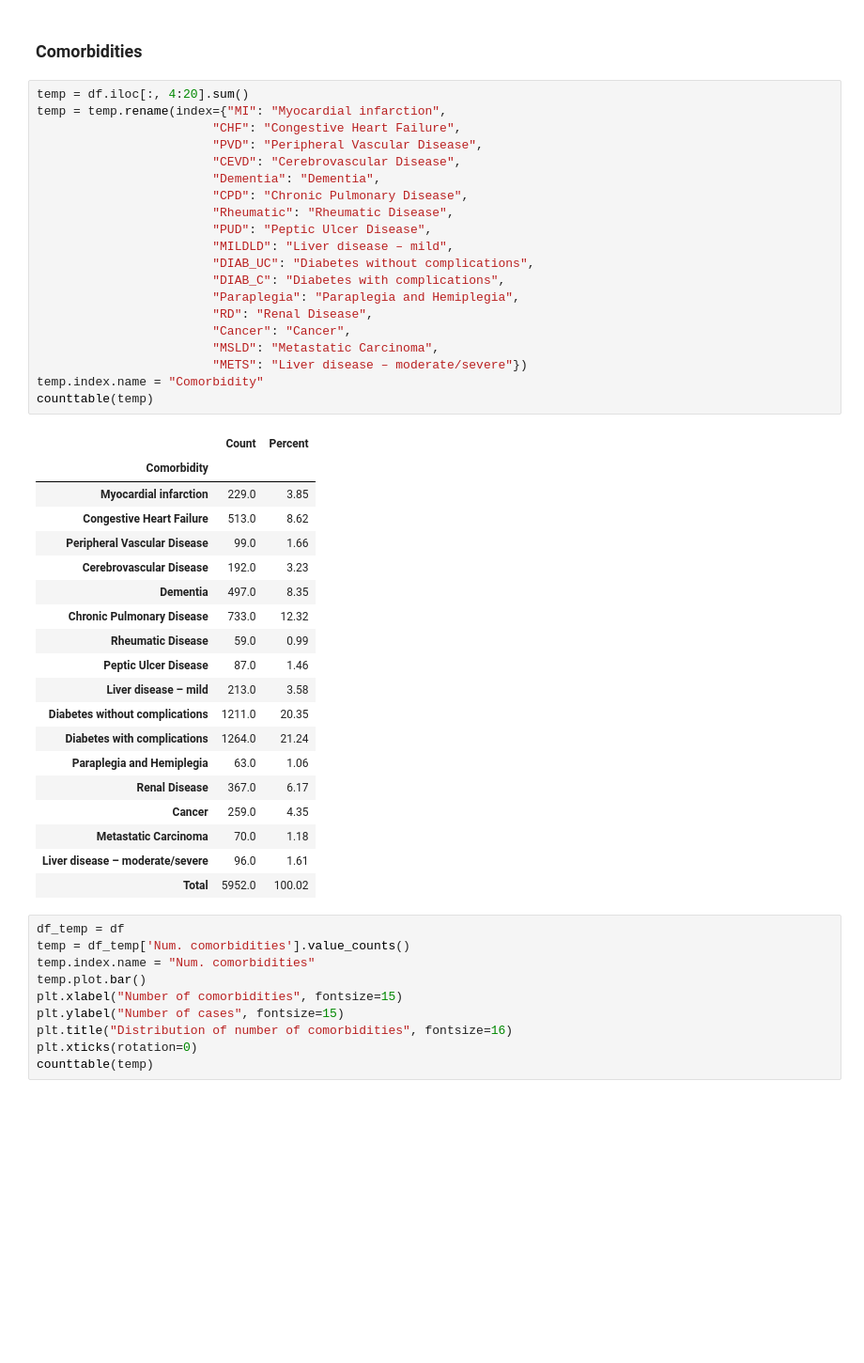
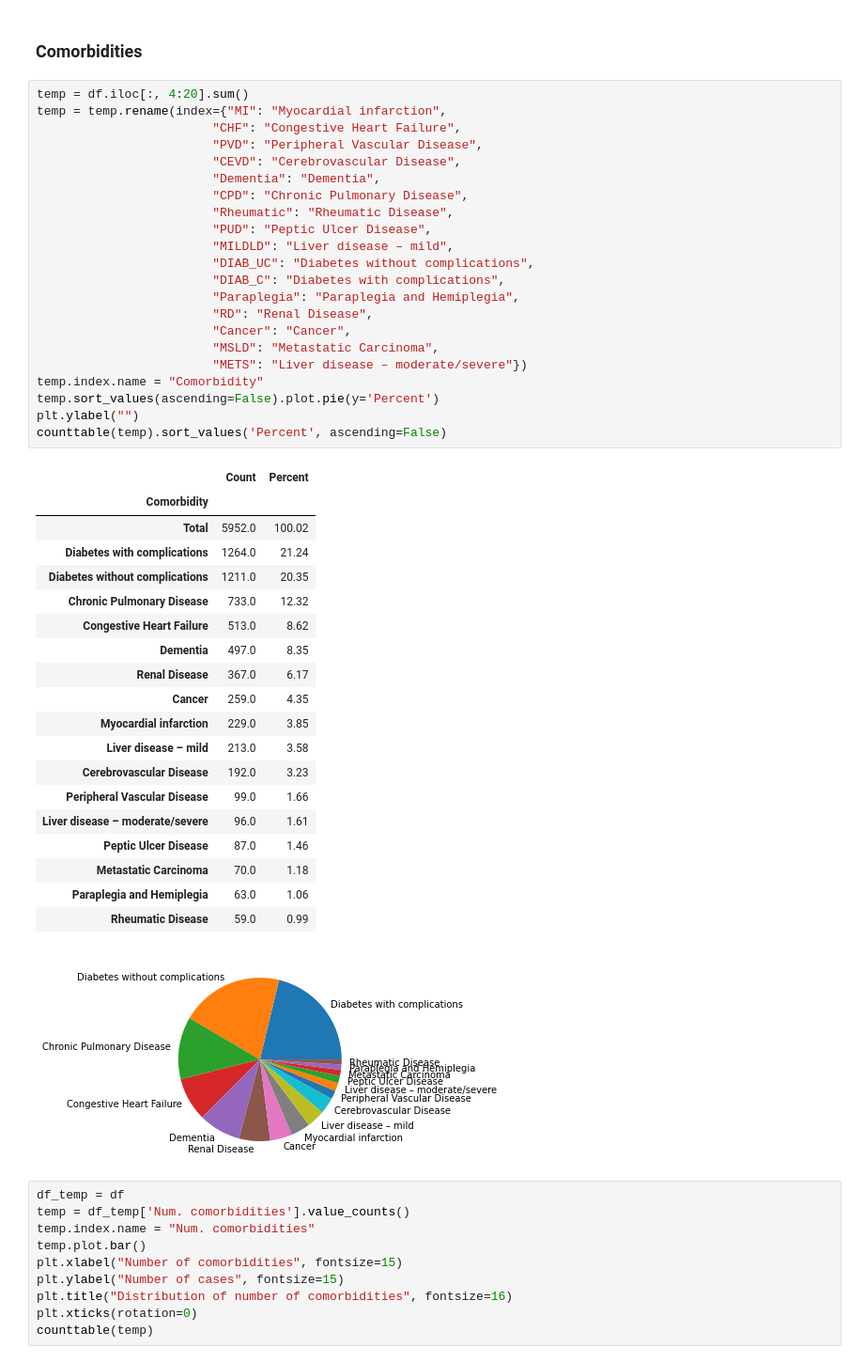
Before and after one commit to ccontrer/20-08Covid19Physiology, a Jupyter notebook: python/03 COVID-19 Alberta restricted data.ipynb, the cells around one changed output. Shown: that part at 94% size. Drawn from its saved outputs; the diff is of its cells as text; blank space fills up the shorter version.

```diff
--- a/python/03 COVID-19 Alberta restricted data.ipynb
+++ b/python/03 COVID-19 Alberta restricted data.ipynb
@@ -249,43 +251,46 @@ counttable(temp)
 # %%
 temp = df.iloc[:, 4:20].sum()
 temp = temp.rename(index={"MI": "Myocardial infarction",
                         "CHF": "Congestive Heart Failure",
                         "PVD": "Peripheral Vascular Disease",
                         "CEVD": "Cerebrovascular Disease",
                         "Dementia": "Dementia",
                         "CPD": "Chronic Pulmonary Disease",
                         "Rheumatic": "Rheumatic Disease",
                         "PUD": "Peptic Ulcer Disease",
                         "MILDLD": "Liver disease – mild",
                         "DIAB_UC": "Diabetes without complications",
                         "DIAB_C": "Diabetes with complications",
                         "Paraplegia": "Paraplegia and Hemiplegia",
                         "RD": "Renal Disease",
                         "Cancer": "Cancer",
                         "MSLD": "Metastatic Carcinoma",
                         "METS": "Liver disease – moderate/severe"})
 temp.index.name = "Comorbidity"
-counttable(temp)
+temp.sort_values(ascending=False).plot.pie(y='Percent')
+plt.ylabel("")
+counttable(temp).sort_values('Percent', ascending=False)
 # %% [output]
 |  | Count | Percent |
 | Comorbidity |  |  |
-| Myocardial infarction | 229.0 | 3.85 |
+| Total | 5952.0 | 100.02 |
+| Diabetes with complications | 1264.0 | 21.24 |
+| Diabetes without complications | 1211.0 | 20.35 |
+| Chronic Pulmonary Disease | 733.0 | 12.32 |
 | Congestive Heart Failure | 513.0 | 8.62 |
-| Peripheral Vascular Disease | 99.0 | 1.66 |
-| Cerebrovascular Disease | 192.0 | 3.23 |
 | Dementia | 497.0 | 8.35 |
-| Chronic Pulmonary Disease | 733.0 | 12.32 |
-| Rheumatic Disease | 59.0 | 0.99 |
-| Peptic Ulcer Disease | 87.0 | 1.46 |
-| Liver disease – mild | 213.0 | 3.58 |
-| Diabetes without complications | 1211.0 | 20.35 |
-| Diabetes with complications | 1264.0 | 21.24 |
-| Paraplegia and Hemiplegia | 63.0 | 1.06 |
 | Renal Disease | 367.0 | 6.17 |
 | Cancer | 259.0 | 4.35 |
+| Myocardial infarction | 229.0 | 3.85 |
+| Liver disease – mild | 213.0 | 3.58 |
+| Cerebrovascular Disease | 192.0 | 3.23 |
+| Peripheral Vascular Disease | 99.0 | 1.66 |
+| Liver disease – moderate/severe | 96.0 | 1.61 |
+| Peptic Ulcer Disease | 87.0 | 1.46 |
 | Metastatic Carcinoma | 70.0 | 1.18 |
-| Liver disease – moderate/severe | 96.0 | 1.61 |
-| Total | 5952.0 | 100.02 |
+| Paraplegia and Hemiplegia | 63.0 | 1.06 |
+| Rheumatic Disease | 59.0 | 0.99 |
+[figure, added]
 # %%
 df_temp = df
 temp = df_temp['Num. comorbidities'].value_counts()
```
Also changed, not shown: parts of 12 cells of this notebook, 5 other files.
